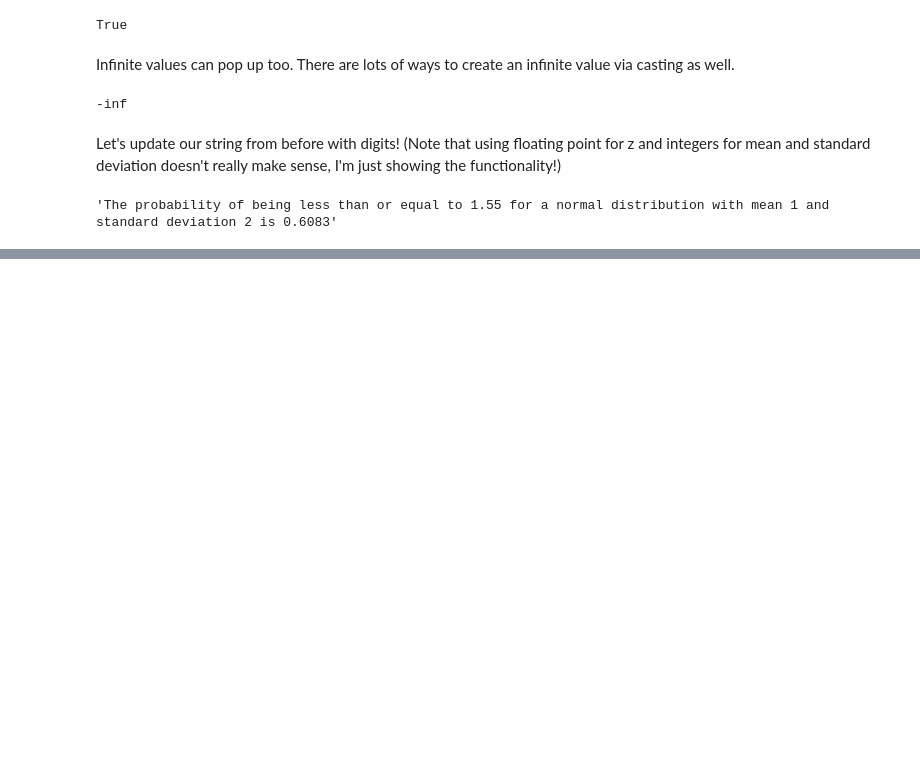
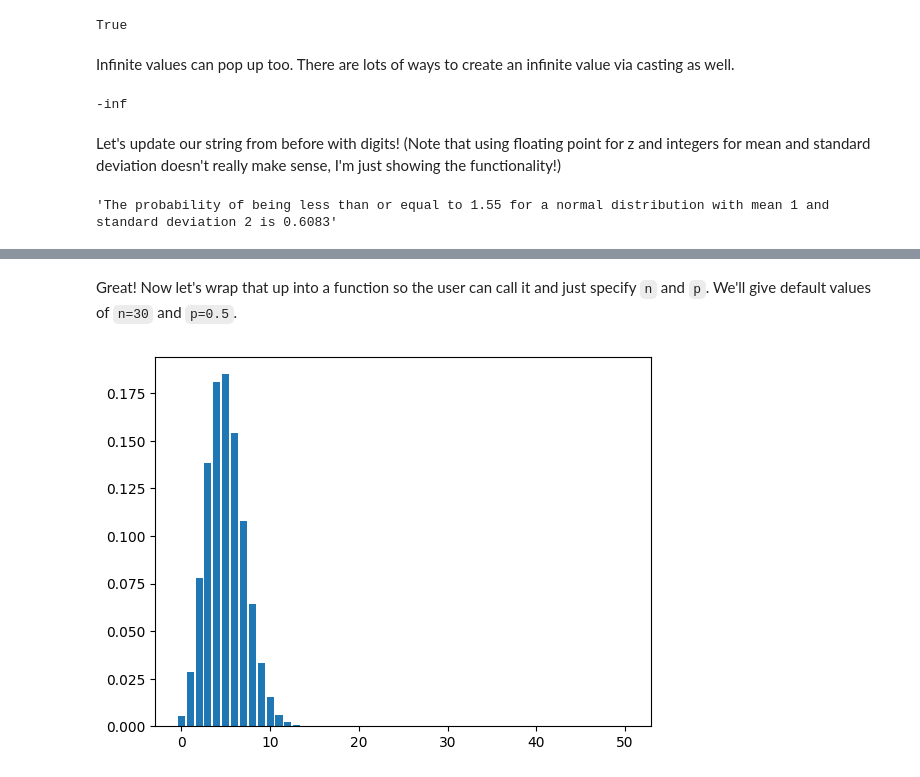
Before and after one commit to jbpost2/ST-554-Big-Data-With-Python-Course-Notes, a Jupyter notebook: Learning_Python.ipynb, the cells around one changed output, grey strips where cells are left out. Cells and saved outputs as stored; diff of their text form; code cells hidden in the pictures; blank space fills up the shorter version.

```diff
--- a/Learning_Python.ipynb
+++ b/Learning_Python.ipynb
@@ -234,0 +309,12 @@ prob_string.format(y = y, mean = mean, std = std, prob = stats.norm.cdf(y, mean,
+# %% [markdown]
+Great! Now let's wrap that up into a function so the user can call it and just specify `n` and `p`. We'll give default values of `n=30` and `p=0.5`.
+# %%
+def binom_norm_plot(n = 30, p = 0.5):
+    x = range(0,n+1)
+    height = stats.binom.pmf(x, n = n, p = p)
+    plt.bar(x = x, height = height)
+    return
+
+binom_norm_plot(n = 50, p = 0.1)
+# %% [output]
+[figure, added]
```
Also changed, not shown: parts of 90 cells of this notebook.
